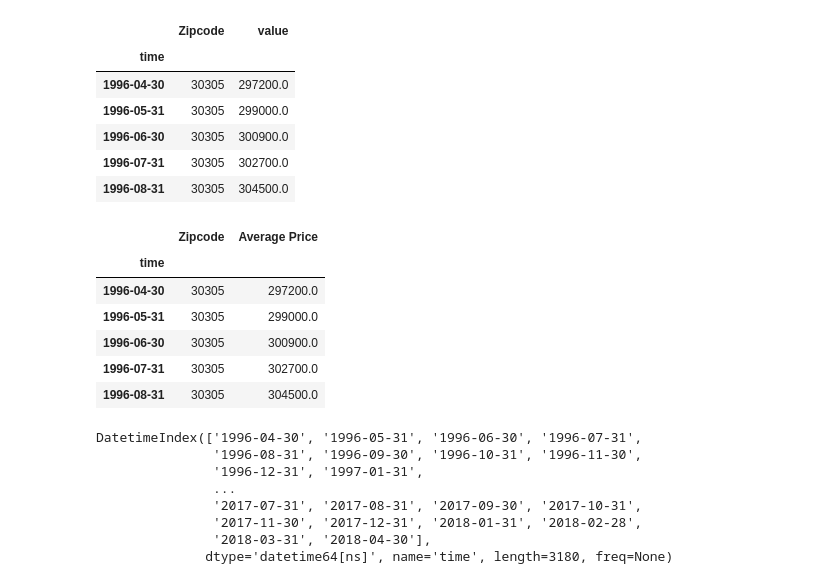
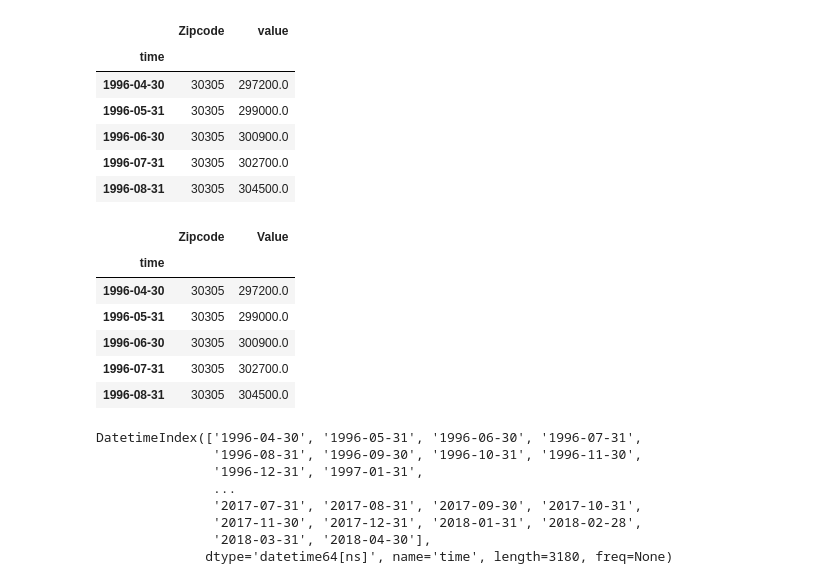
Before and after one commit to sierrafromcalifornia/Atlanta-ZIP-Code-Analysis-Project, a Jupyter notebook: notebooks/investment_analysis-modeling.ipynb, the cells around one changed output. Saved outputs shown, nothing was run; the diff lists cells and outputs as text; code cells hidden in the pictures.

```diff
--- a/notebooks/investment_analysis-modeling.ipynb
+++ b/notebooks/investment_analysis-modeling.ipynb
@@ -161,10 +159,10 @@ df_atl.head()
 # %%
 # rename columns for clarity
 df_atl.rename(columns={'time': 'Date'}, inplace=True)
-df_atl.rename(columns={'value': 'Average Price'}, inplace=True)
+df_atl.rename(columns={'value': 'Value'}, inplace=True)
 df_atl.head()
 # %% [output]
-|  | Zipcode | Average Price |
+|  | Zipcode | Value |
 | time |  |  |
 | 1996-04-30 | 30305 | 297200.0 |
 | 1996-05-31 | 30305 | 299000.0 |
```
Also changed, not shown: parts of 140 cells of this notebook, 2 other files.
